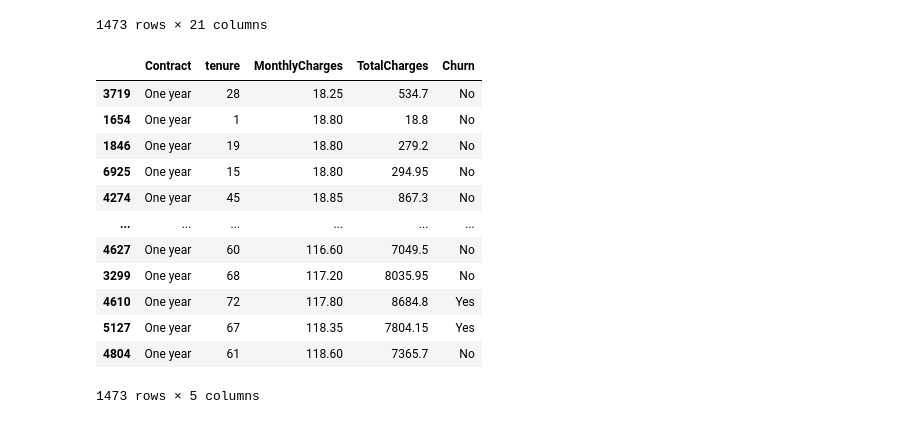
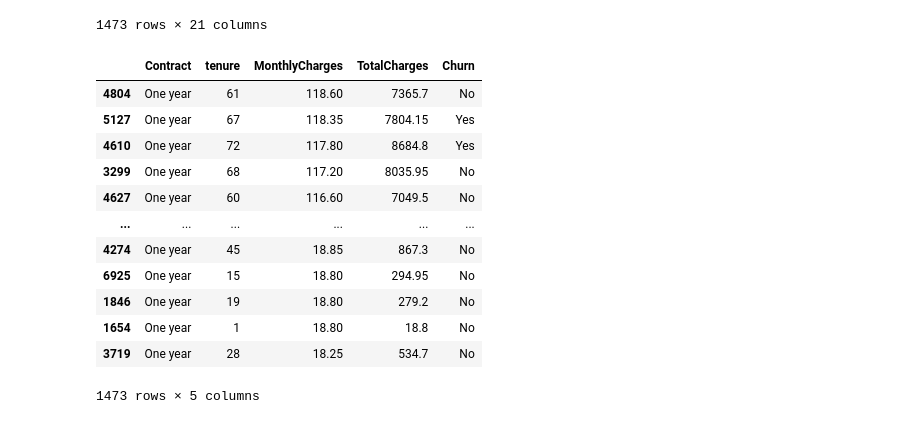
Before and after one commit to mazzaroli/reg_log, a Jupyter notebook: notes.ipynb, the cells around one changed output. Drawn from its saved outputs; the diff is of its cells as text; code cells hidden in the pictures.

```diff
--- a/notes.ipynb
+++ b/notes.ipynb
@@ -319,18 +339,18 @@ df = pd.read_csv('WA_Fn-UseC_-Telco-Customer-Churn.csv')
 | 7039 | 2234-XADUH | Female | 0 | Yes | Yes | 72 | Yes | Yes | ... |
 1473 rows × 21 columns
 # %%
-df[df['Contract']=='One year'].sort_values(by='MonthlyCharges', ascending=True)[['Contract','tenure','MonthlyCharges','TotalCharges','Churn']]
+df[df['Contract']=='One year'].sort_values(by='MonthlyCharges', ascending=False)[['Contract','tenure','MonthlyCharges','TotalCharges','Churn']]
 # %% [output]
 |  | Contract | tenure | MonthlyCharges | TotalCharges | Churn |
+| 4804 | One year | 61 | 118.60 | 7365.7 | No |
+| 5127 | One year | 67 | 118.35 | 7804.15 | Yes |
+| 4610 | One year | 72 | 117.80 | 8684.8 | Yes |
+| 3299 | One year | 68 | 117.20 | 8035.95 | No |
+| 4627 | One year | 60 | 116.60 | 7049.5 | No |
+| ... | ... | ... | ... | ... | ... |
+| 4274 | One year | 45 | 18.85 | 867.3 | No |
+| 6925 | One year | 15 | 18.80 | 294.95 | No |
+| 1846 | One year | 19 | 18.80 | 279.2 | No |
+| 1654 | One year | 1 | 18.80 | 18.8 | No |
 | 3719 | One year | 28 | 18.25 | 534.7 | No |
-| 1654 | One year | 1 | 18.80 | 18.8 | No |
-| 1846 | One year | 19 | 18.80 | 279.2 | No |
-| 6925 | One year | 15 | 18.80 | 294.95 | No |
-| 4274 | One year | 45 | 18.85 | 867.3 | No |
-| ... | ... | ... | ... | ... | ... |
-| 4627 | One year | 60 | 116.60 | 7049.5 | No |
-| 3299 | One year | 68 | 117.20 | 8035.95 | No |
-| 4610 | One year | 72 | 117.80 | 8684.8 | Yes |
-| 5127 | One year | 67 | 118.35 | 7804.15 | Yes |
-| 4804 | One year | 61 | 118.60 | 7365.7 | No |
 1473 rows × 5 columns
```
Also changed, not shown: parts of 3 cells of this notebook.
